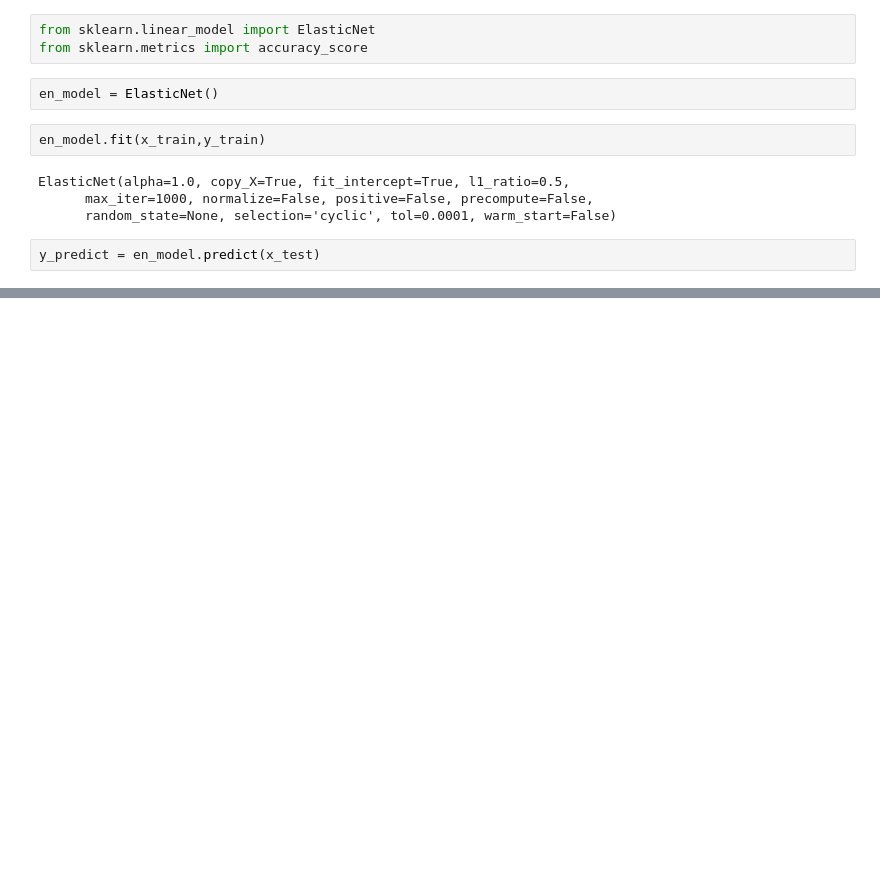
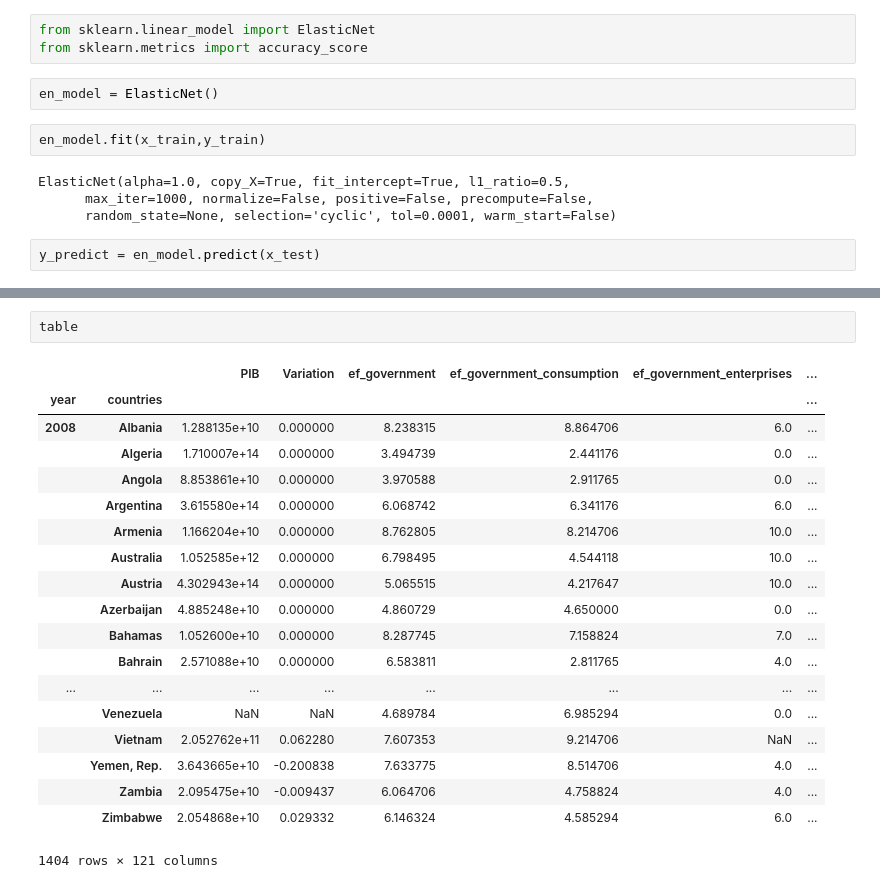
Before and after one commit to millerraycell/Team-Miracle_Machine-Learning, a Jupyter notebook: Notebook/Prototype.ipynb, the cells around one changed output, grey strips where cells are left out. Drawn from its saved outputs; the diff is of its cells as text; blank space fills up the shorter version.

```diff
--- a/Notebook/Prototype.ipynb
+++ b/Notebook/Prototype.ipynb
@@ -93,0 +137,22 @@ ValueError: x and y must be the same size
+# %%
+table
+# %% [output]
+|  |  | PIB | Variation | ef_government | ef_government_consumption | ef_government_enterprises | ... |
+| year | countries |  |  |  |  |  | ... |
+| 2008 | Albania | 1.288135e+10 | 0.000000 | 8.238315 | 8.864706 | 6.0 | ... |
+|  | Algeria | 1.710007e+14 | 0.000000 | 3.494739 | 2.441176 | 0.0 | ... |
+|  | Angola | 8.853861e+10 | 0.000000 | 3.970588 | 2.911765 | 0.0 | ... |
+|  | Argentina | 3.615580e+14 | 0.000000 | 6.068742 | 6.341176 | 6.0 | ... |
+|  | Armenia | 1.166204e+10 | 0.000000 | 8.762805 | 8.214706 | 10.0 | ... |
+|  | Australia | 1.052585e+12 | 0.000000 | 6.798495 | 4.544118 | 10.0 | ... |
+|  | Austria | 4.302943e+14 | 0.000000 | 5.065515 | 4.217647 | 10.0 | ... |
+|  | Azerbaijan | 4.885248e+10 | 0.000000 | 4.860729 | 4.650000 | 0.0 | ... |
+|  | Bahamas | 1.052600e+10 | 0.000000 | 8.287745 | 7.158824 | 7.0 | ... |
+|  | Bahrain | 2.571088e+10 | 0.000000 | 6.583811 | 2.811765 | 4.0 | ... |
+| ... | ... | ... | ... | ... | ... | ... | ... |
+|  | Venezuela | NaN | NaN | 4.689784 | 6.985294 | 0.0 | ... |
+|  | Vietnam | 2.052762e+11 | 0.062280 | 7.607353 | 9.214706 | NaN | ... |
+|  | Yemen, Rep. | 3.643665e+10 | -0.200838 | 7.633775 | 8.514706 | 4.0 | ... |
+|  | Zambia | 2.095475e+10 | -0.009437 | 6.064706 | 4.758824 | 4.0 | ... |
+|  | Zimbabwe | 2.054868e+10 | 0.029332 | 6.146324 | 4.585294 | 6.0 | ... |
+1404 rows × 121 columns
```
Also changed, not shown: parts of 3 cells of this notebook, 2 other files.
